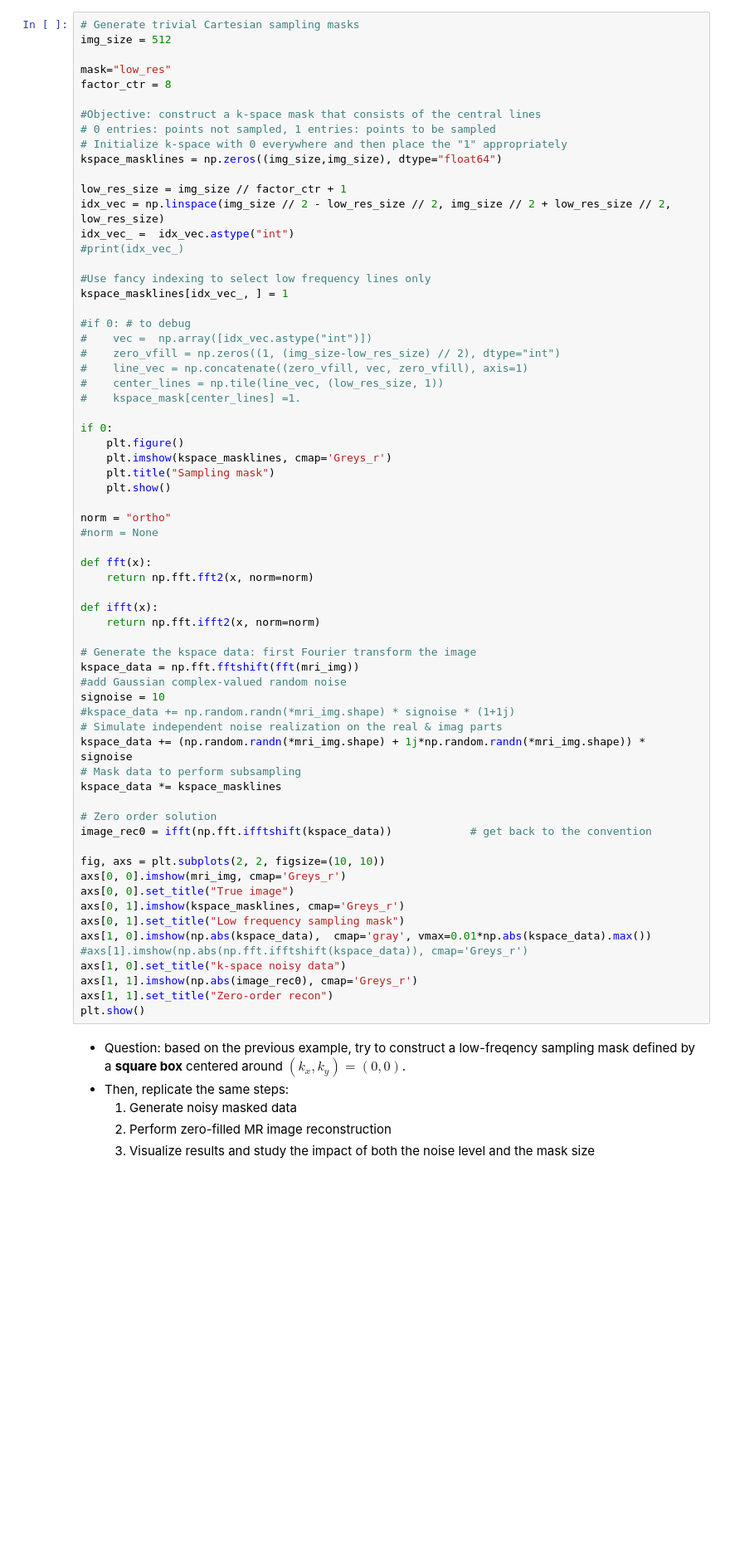
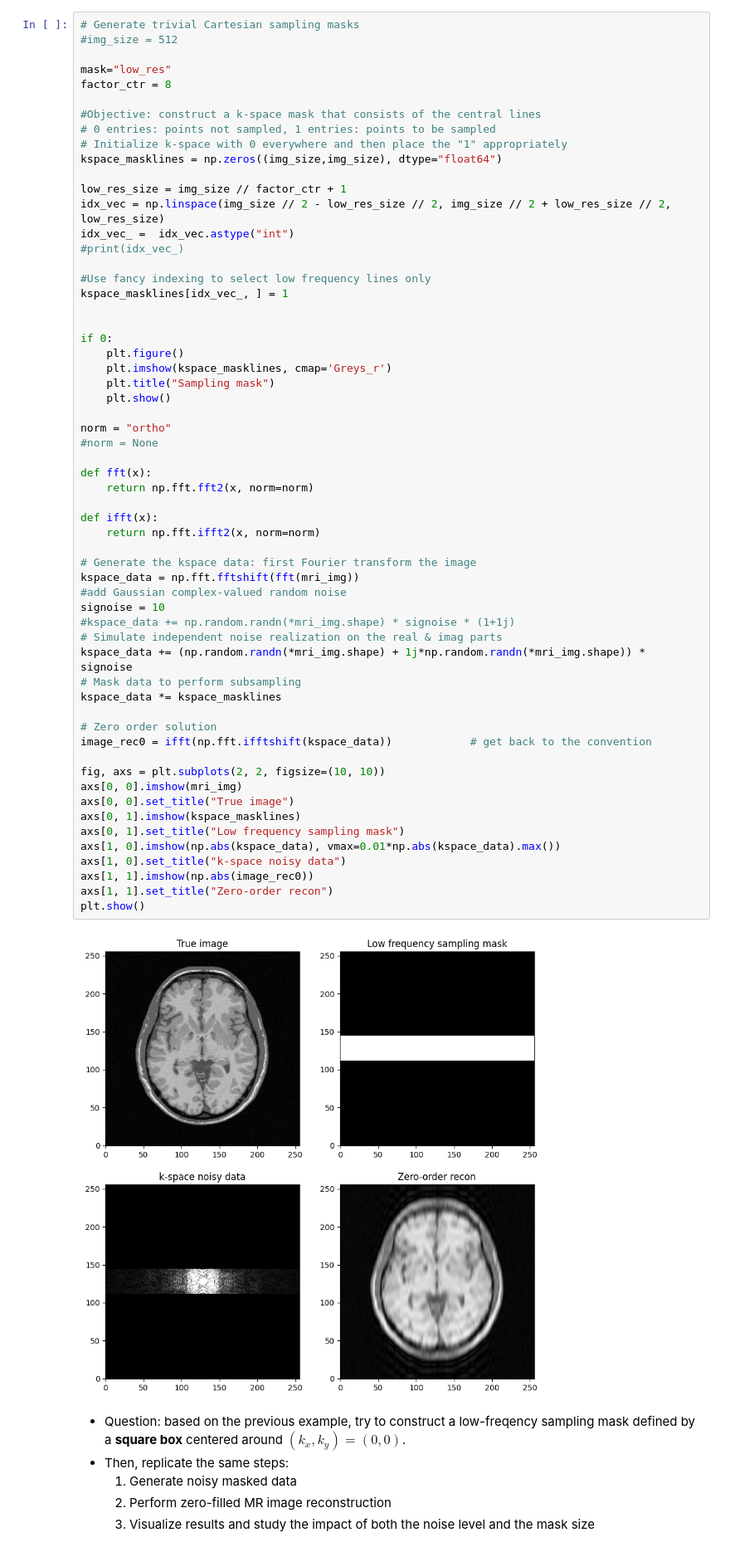
Before and after one commit to mind-inria/mri-acq-recon-book, a Jupyter notebook: src/01.LowFreq_HighFreq_Masks.ipynb, the cells around one changed output. Shown at 83% size. Cells and saved outputs as stored; diff of their text form; blank space fills up the shorter version.

```diff
--- a/src/01.LowFreq_HighFreq_Masks.ipynb
+++ b/src/01.LowFreq_HighFreq_Masks.ipynb
@@ -69,7 +84,7 @@ plt.show()
 * Study the impact of the number of lines in the mask on the final image quality
 # %%
 # Generate trivial Cartesian sampling masks
-img_size = 512
+#img_size = 512
 
 mask="low_res"
 factor_ctr = 8
@@ -87,12 +102,6 @@ idx_vec_ =  idx_vec.astype("int")
 #Use fancy indexing to select low frequency lines only
 kspace_masklines[idx_vec_, ] = 1
 
-#if 0: # to debug
-#    vec =  np.array([idx_vec.astype("int")])
-#    zero_vfill = np.zeros((1, (img_size-low_res_size) // 2), dtype="int")
-#    line_vec = np.concatenate((zero_vfill, vec, zero_vfill), axis=1)
-#    center_lines = np.tile(line_vec, (low_res_size, 1))
-#    kspace_mask[center_lines] =1.
 
 if 0:
     plt.figure()
@@ -101,38 +110,39 @@ if 0:
     plt.show()
 
 norm = "ortho"
 #norm = None
 
 def fft(x):
     return np.fft.fft2(x, norm=norm)
 
 def ifft(x):
     return np.fft.ifft2(x, norm=norm)
 
 # Generate the kspace data: first Fourier transform the image
 kspace_data = np.fft.fftshift(fft(mri_img))
 #add Gaussian complex-valued random noise
 signoise = 10
 #kspace_data += np.random.randn(*mri_img.shape) * signoise * (1+1j)
 # Simulate independent noise realization on the real & imag parts
 kspace_data += (np.random.randn(*mri_img.shape) + 1j*np.random.randn(*mri_img.shape)) * signoise
 # Mask data to perform subsampling
 kspace_data *= kspace_masklines
 
 # Zero order solution
 image_rec0 = ifft(np.fft.ifftshift(kspace_data))            # get back to the convention
 
 fig, axs = plt.subplots(2, 2, figsize=(10, 10))
-axs[0, 0].imshow(mri_img, cmap='Greys_r')
+axs[0, 0].imshow(mri_img)
 axs[0, 0].set_title("True image")
-axs[0, 1].imshow(kspace_masklines, cmap='Greys_r')
+axs[0, 1].imshow(kspace_masklines)
 axs[0, 1].set_title("Low frequency sampling mask")
-axs[1, 0].imshow(np.abs(kspace_data),  cmap='gray', vmax=0.01*np.abs(kspace_data).max())
-#axs[1].imshow(np.abs(np.fft.ifftshift(kspace_data)), cmap='Greys_r')
+axs[1, 0].imshow(np.abs(kspace_data), vmax=0.01*np.abs(kspace_data).max())
 axs[1, 0].set_title("k-space noisy data")
-axs[1, 1].imshow(np.abs(image_rec0), cmap='Greys_r')
+axs[1, 1].imshow(np.abs(image_rec0))
 axs[1, 1].set_title("Zero-order recon")
 plt.show()
+# %% [output]
+[figure, added]
 # %% [markdown]
 * Question: based on the previous example, try to construct a low-freqency sampling mask defined by a **square box** centered around $(k_x, k_y) = (0,0)$.
 * Then, replicate the same steps:
```
Also changed, not shown: parts of 5 cells of this notebook, 3 other files.
